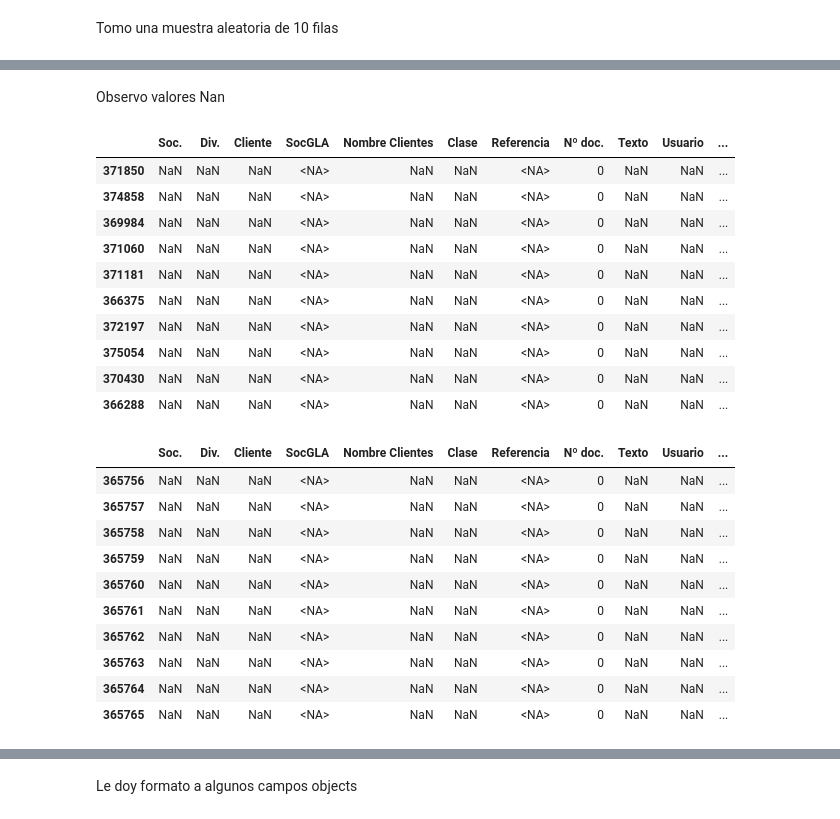
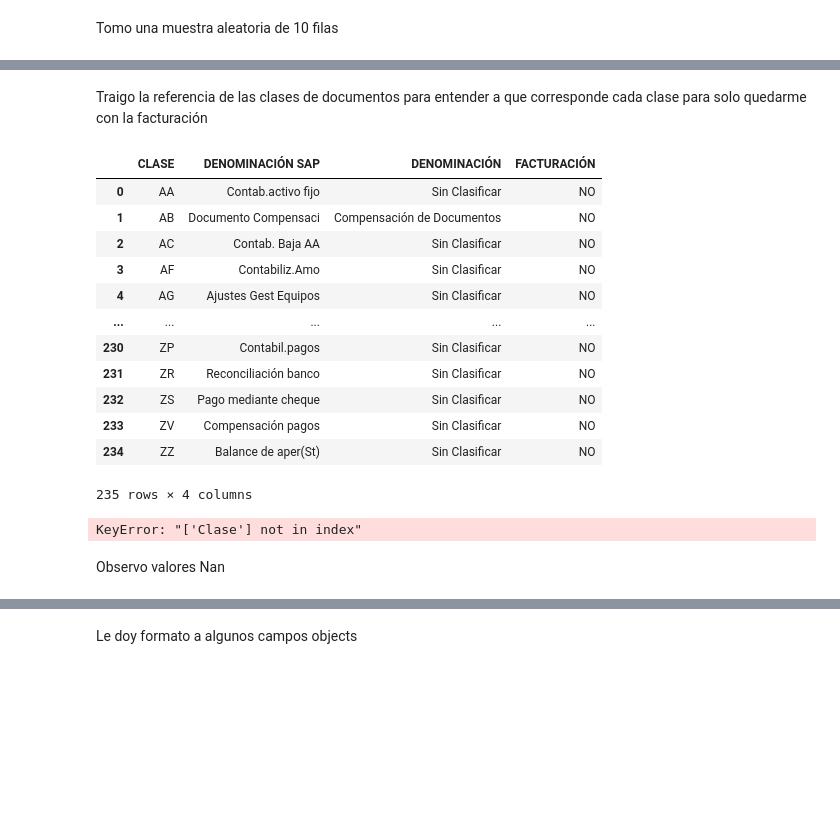
Before and after one commit to 1fac/mi_proyecto_git_61680, a Jupyter notebook: Mi_proyecto_61680.ipynb, the cells around one changed output, grey strips where cells are left out. Cells and saved outputs as stored; diff of their text form; code cells hidden in the pictures; blank space fills up the shorter version.

```diff
--- a/Mi_proyecto_61680.ipynb
+++ b/Mi_proyecto_61680.ipynb
@@ -335,2 +317,28 @@ df_comp_orig.sample(10)
+# %% [markdown]
+Traigo la referencia de las clases de documentos para entender a que corresponde cada clase para solo quedarme con la facturación
+# %%
+df_clase_doc = pd.read_csv('/content/mi_proyecto_git_61680/CLASE DOCUMENTOS.csv', sep=';') # Muestra las primeras filas del DataFrame df.head()
+df_clase_doc
+# %% [output]
+|  | CLASE | DENOMINACIÓN SAP | DENOMINACIÓN | FACTURACIÓN |
+| 0 | AA | Contab.activo fijo | Sin Clasificar | NO |
+| 1 | AB | Documento Compensaci | Compensación de Documentos | NO |
+| 2 | AC | Contab. Baja AA | Sin Clasificar | NO |
+| 3 | AF | Contabiliz.Amo | Sin Clasificar | NO |
+| 4 | AG | Ajustes Gest Equipos | Sin Clasificar | NO |
+| ... | ... | ... | ... | ... |
+| 230 | ZP | Contabil.pagos | Sin Clasificar | NO |
+| 231 | ZR | Reconciliación banco | Sin Clasificar | NO |
+| 232 | ZS | Pago mediante cheque | Sin Clasificar | NO |
+| 233 | ZV | Compensación pagos | Sin Clasificar | NO |
+| 234 | ZZ | Balance de aper(St) | Sin Clasificar | NO |
+235 rows × 4 columns
+# %%
+# Suponiendo que las columnas comunes para hacer el merge son 'ID'
+df_comp_orig = df_comp_orig.merge(df_clase_doc[['Clase','DENOMINACIÓN SAP', 'FACTURACIÓN']], on='Clase', how='left')
+ # Mostrar las primeras filas del DataFrame actualizado
+df_comp_orig.head()
+# %% [output]
+KeyError: "['Clase'] not in index"
 # %% [markdown]
 Observo valores Nan
@@ -339,28 +344,0 @@ nan_rows = df_comp_orig.iloc[365756:375916]
-# %%
-nan_rows.sample(10)
-# %% [output]
-|  | Soc. | Div. | Cliente | SocGLA | Nombre Clientes | Clase | Referencia | Nº doc. | Texto | Usuario | ... |
-| 371850 | NaN | NaN | NaN | <NA> | NaN | NaN | <NA> | 0 | NaN | NaN | ... |
-| 374858 | NaN | NaN | NaN | <NA> | NaN | NaN | <NA> | 0 | NaN | NaN | ... |
-| 369984 | NaN | NaN | NaN | <NA> | NaN | NaN | <NA> | 0 | NaN | NaN | ... |
-| 371060 | NaN | NaN | NaN | <NA> | NaN | NaN | <NA> | 0 | NaN | NaN | ... |
-| 371181 | NaN | NaN | NaN | <NA> | NaN | NaN | <NA> | 0 | NaN | NaN | ... |
-| 366375 | NaN | NaN | NaN | <NA> | NaN | NaN | <NA> | 0 | NaN | NaN | ... |
-| 372197 | NaN | NaN | NaN | <NA> | NaN | NaN | <NA> | 0 | NaN | NaN | ... |
-| 375054 | NaN | NaN | NaN | <NA> | NaN | NaN | <NA> | 0 | NaN | NaN | ... |
-| 370430 | NaN | NaN | NaN | <NA> | NaN | NaN | <NA> | 0 | NaN | NaN | ... |
-| 366288 | NaN | NaN | NaN | <NA> | NaN | NaN | <NA> | 0 | NaN | NaN | ... |
-# %%
-nan_rows.head(10)
-# %% [output]
-|  | Soc. | Div. | Cliente | SocGLA | Nombre Clientes | Clase | Referencia | Nº doc. | Texto | Usuario | ... |
-| 365756 | NaN | NaN | NaN | <NA> | NaN | NaN | <NA> | 0 | NaN | NaN | ... |
-| 365757 | NaN | NaN | NaN | <NA> | NaN | NaN | <NA> | 0 | NaN | NaN | ... |
-| 365758 | NaN | NaN | NaN | <NA> | NaN | NaN | <NA> | 0 | NaN | NaN | ... |
-| 365759 | NaN | NaN | NaN | <NA> | NaN | NaN | <NA> | 0 | NaN | NaN | ... |
-| 365760 | NaN | NaN | NaN | <NA> | NaN | NaN | <NA> | 0 | NaN | NaN | ... |
-| 365761 | NaN | NaN | NaN | <NA> | NaN | NaN | <NA> | 0 | NaN | NaN | ... |
-| 365762 | NaN | NaN | NaN | <NA> | NaN | NaN | <NA> | 0 | NaN | NaN | ... |
-| 365763 | NaN | NaN | NaN | <NA> | NaN | NaN | <NA> | 0 | NaN | NaN | ... |
-| 365764 | NaN | NaN | NaN | <NA> | NaN | NaN | <NA> | 0 | NaN | NaN | ... |
-| 365765 | NaN | NaN | NaN | <NA> | NaN | NaN | <NA> | 0 | NaN | NaN | ... |
```
Also changed, not shown: parts of 22 cells of this notebook.
